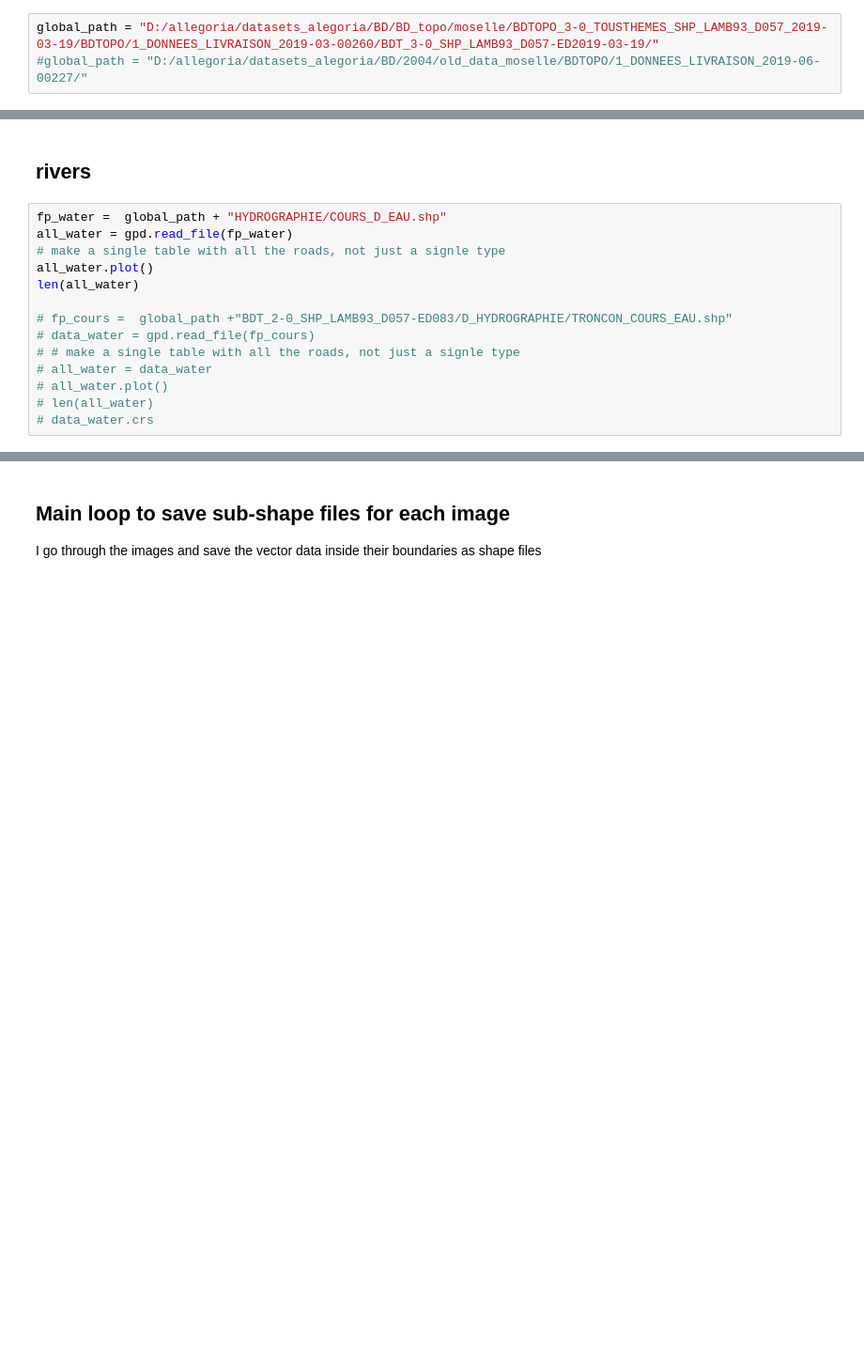
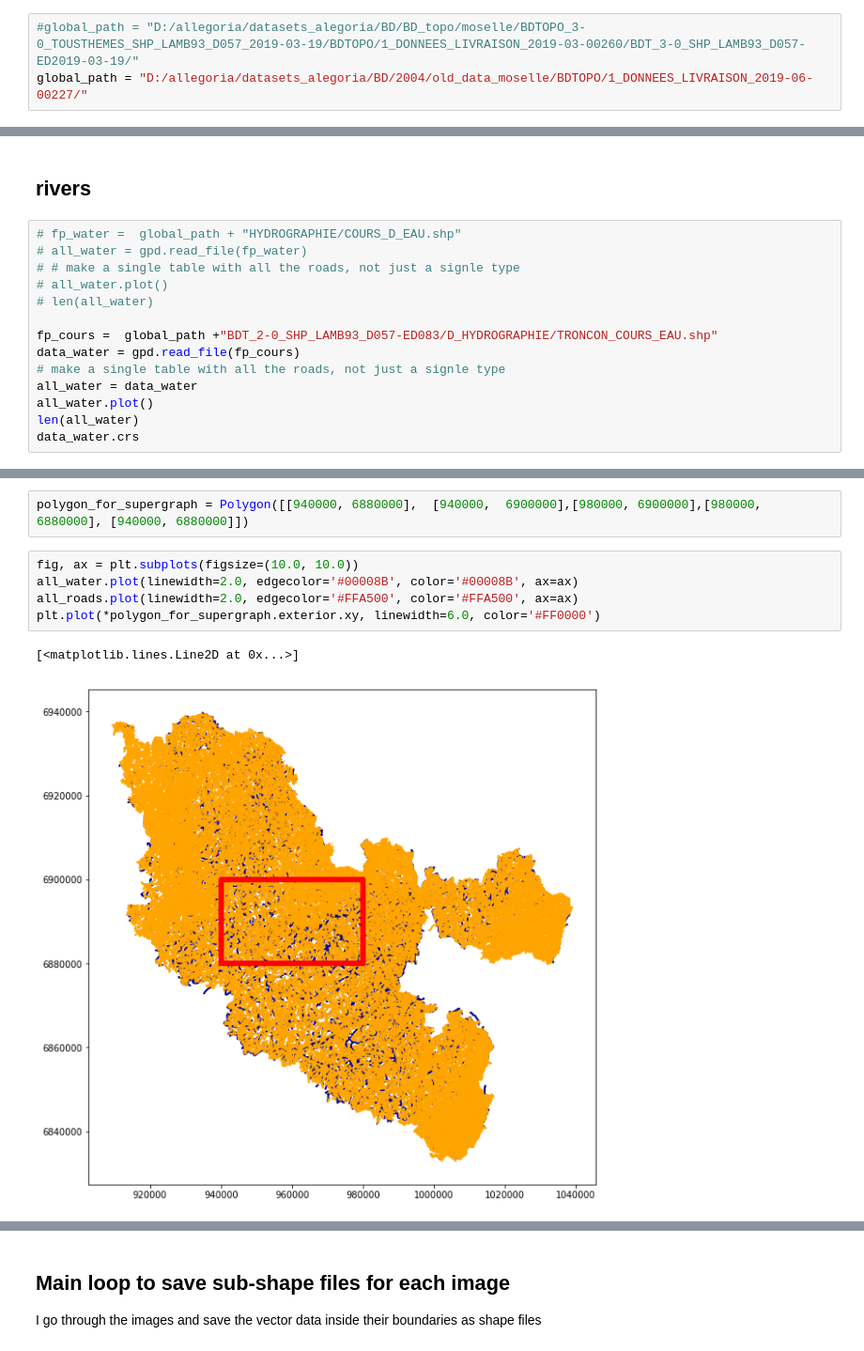
Before and after one commit to margokhokhlova/geomaps_with_pandas, a Jupyter notebook: graph_nx.ipynb, the cells around one changed output, grey strips where cells are left out. Shown at 94% size. Saved outputs shown, nothing was run; the diff lists cells and outputs as text; blank space fills up the shorter version.

```diff
--- a/graph_nx.ipynb
+++ b/graph_nx.ipynb
@@ -38,7 +37,7 @@ Check the folder correspondence! Error in the check order funtion
 Saved csv polygons are loaded correctly there 6000 .
 # %%
-global_path = "D:/allegoria/datasets_alegoria/BD/BD_topo/moselle/BDTOPO_3-0_TOUSTHEMES_SHP_LAMB93_D057_2019-03-19/BDTOPO/1_DONNEES_LIVRAISON_2019-03-00260/BDT_3-0_SHP_LAMB93_D057-ED2019-03-19/"
-#global_path = "D:/allegoria/datasets_alegoria/BD/2004/old_data_moselle/BDTOPO/1_DONNEES_LIVRAISON_2019-06-00227/"
+#global_path = "D:/allegoria/datasets_alegoria/BD/BD_topo/moselle/BDTOPO_3-0_TOUSTHEMES_SHP_LAMB93_D057_2019-03-19/BDTOPO/1_DONNEES_LIVRAISON_2019-03-00260/BDT_3-0_SHP_LAMB93_D057-ED2019-03-19/"
+global_path = "D:/allegoria/datasets_alegoria/BD/2004/old_data_moselle/BDTOPO/1_DONNEES_LIVRAISON_2019-06-00227/"
 # %% [markdown]
 ## roads
 # %%
@@ -73,16 +72,16 @@ all_roads.plot()
 # %% [markdown]
 ## rivers
 # %%
-fp_water =  global_path + "HYDROGRAPHIE/COURS_D_EAU.shp"
-all_water = gpd.read_file(fp_water)
+# fp_water =  global_path + "HYDROGRAPHIE/COURS_D_EAU.shp"
+# all_water = gpd.read_file(fp_water)
+# # make a single table with all the roads, not just a signle type
+# all_water.plot()
+# len(all_water)
+
+fp_cours =  global_path +"BDT_2-0_SHP_LAMB93_D057-ED083/D_HYDROGRAPHIE/TRONCON_COURS_EAU.shp"
+data_water = gpd.read_file(fp_cours)
 # make a single table with all the roads, not just a signle type
+all_water = data_water
 all_water.plot()
 len(all_water)
-
-# fp_cours =  global_path +"BDT_2-0_SHP_LAMB93_D057-ED083/D_HYDROGRAPHIE/TRONCON_COURS_EAU.shp"
-# data_water = gpd.read_file(fp_cours)
-# # make a single table with all the roads, not just a signle type
-# all_water = data_water
-# all_water.plot()
-# len(all_water)
-# data_water.crs
+data_water.crs
@@ -91,0 +90,10 @@ NameError: name 'data_water' is not defined
+# %%
+polygon_for_supergraph = Polygon([[940000, 6880000],  [940000,  6900000],[980000, 6900000],[980000, 6880000], [940000, 6880000]])
+# %%
+fig, ax = plt.subplots(figsize=(10.0, 10.0))
+all_water.plot(linewidth=2.0, edgecolor='#00008B', color='#00008B', ax=ax)
+all_roads.plot(linewidth=2.0, edgecolor='#FFA500', color='#FFA500', ax=ax)
+plt.plot(*polygon_for_supergraph.exterior.xy, linewidth=6.0, color='#FF0000')
+# %% [output]
+[<matplotlib.lines.Line2D at 0x...>]
+[figure, added]
```
Also changed, not shown: parts of 20 cells of this notebook.
